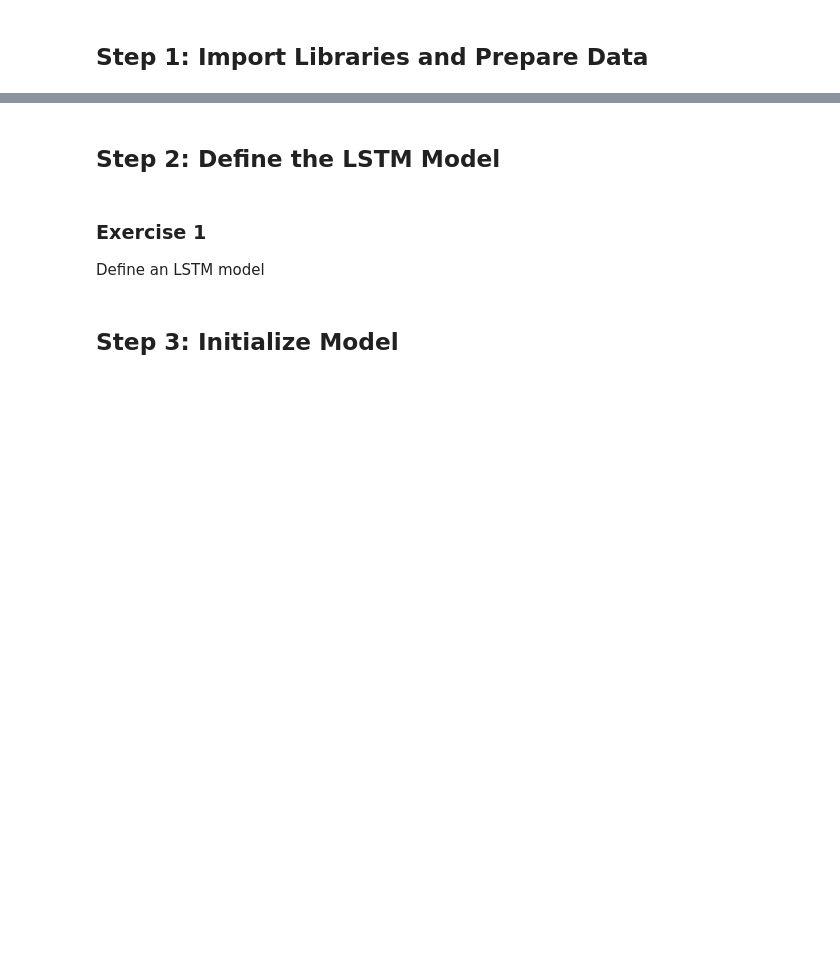
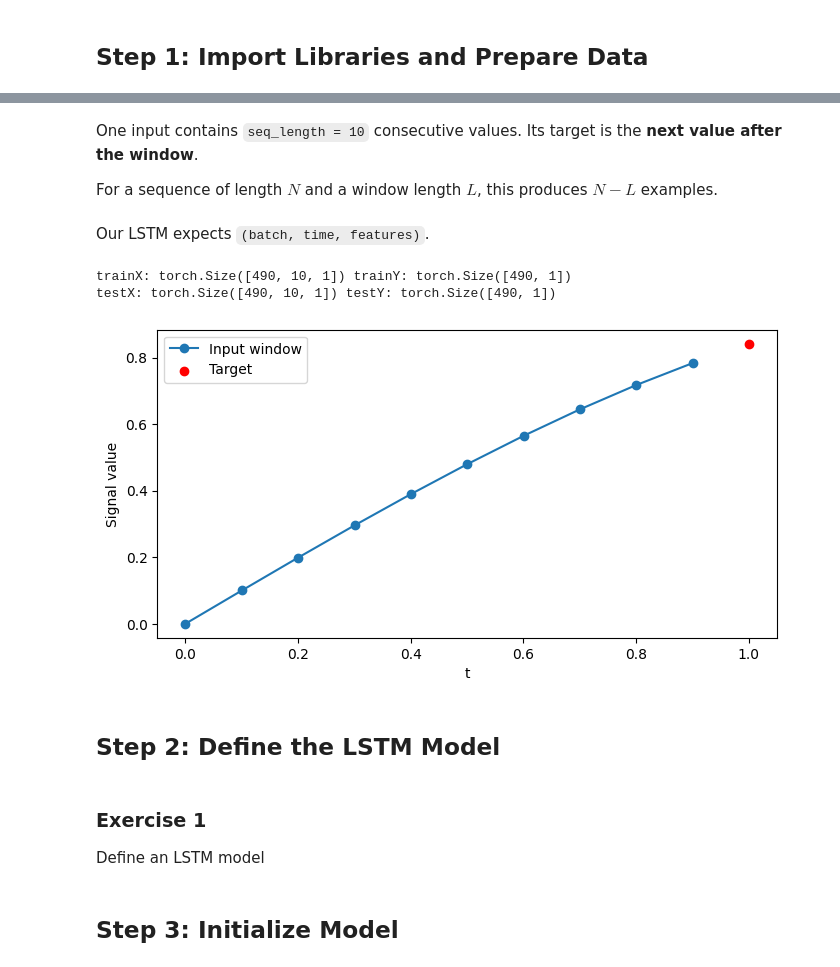
Before and after one commit to BioML-UGent/Advanced-AI-for-Bioinformatics, a Jupyter notebook: 04_RNNs/PClab_4_solved.ipynb, the cells around one changed output, grey strips where cells are left out. Saved outputs shown, nothing was run; the diff lists cells and outputs as text; code cells hidden in the pictures; blank space fills up the shorter version.

```diff
--- a/04_RNNs/PClab_4_solved.ipynb
+++ b/04_RNNs/PClab_4_solved.ipynb
@@ -89,0 +57,4 @@ for i in range(0, 110, 4):
+# %%
+number_of_samples = 1000
+t = np.linspace(0, 100, number_of_samples)
+clean_data = np.sin(t)
@@ -89,0 +63,12 @@ for i in range(0, 110, 4):
+# %%
+split_index = number_of_samples // 2
+clean_train = clean_data[:split_index].copy()
+clean_test = clean_data[split_index:].copy()
+
+train_data = clean_train.copy()
+test_data = clean_test.copy()
+# %% [markdown]
+One input contains `seq_length = 10` consecutive values. Its target is the
+**next value after the window**.
+
+For a sequence of length $N$ and a window length $L$, this produces $N-L$ examples.
@@ -90,3 +86,29 @@ for i in range(0, 110, 4):
+# %% [markdown]
+Our LSTM expects `(batch, time, features)`.
+# %%
+trainX = torch.tensor(X, dtype=torch.float32).unsqueeze(-1)
+trainY = torch.tensor(y, dtype=torch.float32).unsqueeze(-1)
+testX = torch.tensor(new_X, dtype=torch.float32).unsqueeze(-1)
+testY = torch.tensor(new_y, dtype=torch.float32).unsqueeze(-1)
+
+print("trainX:", trainX.shape, "trainY:", trainY.shape)
+print("testX:", testX.shape, "testY:", testY.shape)
+# %% [output]
+trainX: torch.Size([490, 10, 1]) trainY: torch.Size([490, 1])
+testX: torch.Size([490, 10, 1]) testY: torch.Size([490, 1])
+# %%
+sample_index = 0
+plt.figure(figsize=(8, 4))
+plt.plot(t[sample_index:sample_index + seq_length], X[sample_index],
+         "o-", label="Input window")
+plt.scatter(t[sample_index + seq_length], y[sample_index],
+            color="red", label="Target")
+plt.xlabel("t")
+plt.ylabel("Signal value")
+plt.legend()
+plt.show()
+# %% [output]
+[figure, added]
 # %% [markdown]
 ## Step 2: Define the LSTM Model
 # %% [markdown]
```
Also changed, not shown: parts of 15 cells of this notebook.
